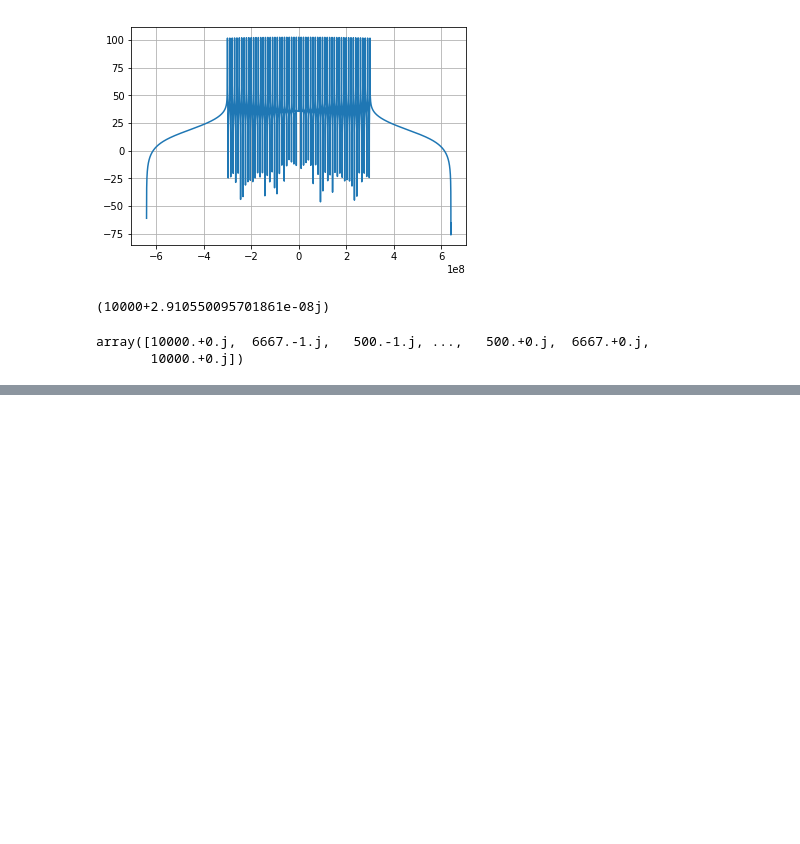
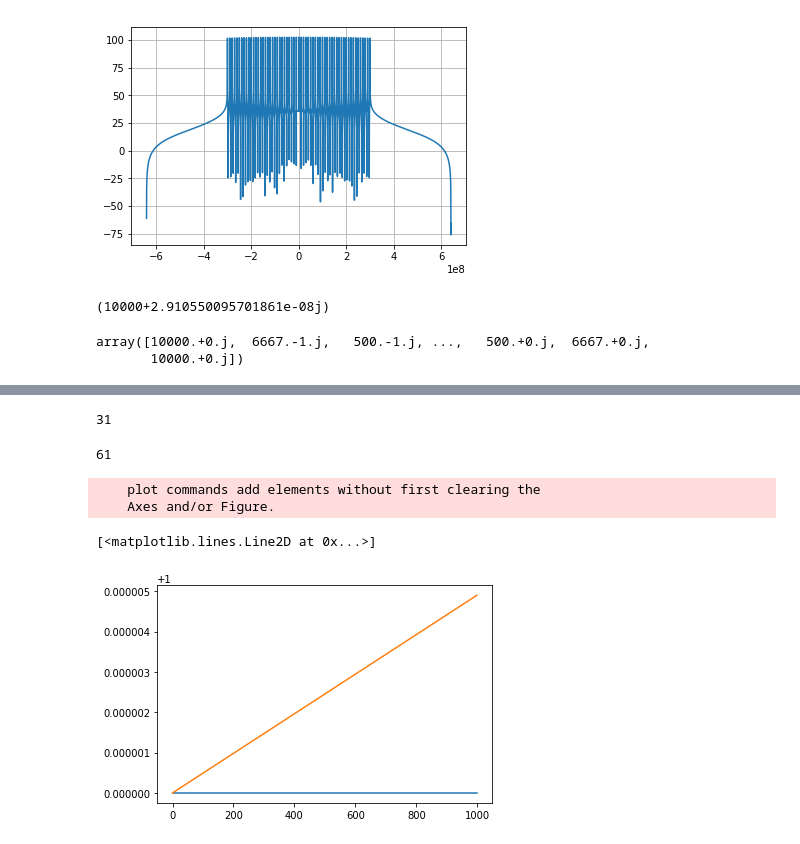
Before and after one commit to zstechly/various_notebooks, a Jupyter notebook: multi_tone_phase.ipynb, the cells around one changed output, grey strips where cells are left out. Drawn from its saved outputs; the diff is of its cells as text; code cells hidden in the pictures; blank space fills up the shorter version.

```diff
--- a/multi_tone_phase.ipynb
+++ b/multi_tone_phase.ipynb
@@ -54,0 +57,8 @@ array([10000.+0.j,  6667.-1.j,   500.-1.j, ...,   500.+0.j,  6667.+0.j,
+# %%
+Fs = 1.28125e9
+N_samples = 131072;
+fundamental_freq = Fs/(N_samples-1)
+freq_desired = np.linspace(0,300e6,31)
+freq_realistic = np.floor(freq_desired / fundamental_freq) * fundamental_freq
+t = np.arange(N_samples)
+freq_realistic
@@ -54,0 +88,4 @@ array([10000.+0.j,  6667.-1.j,   500.-1.j, ...,   500.+0.j,  6667.+0.j,
+# %%
+freq_realistic2.size
+# %% [output]
+31
@@ -54,0 +97,17 @@ array([10000.+0.j,  6667.-1.j,   500.-1.j, ...,   500.+0.j,  6667.+0.j,
+# %%
+freq_realistic_total[0:61].size
+# %% [output]
+61
+# %%
+# better idea, create a -10MHz tone
+sig_tone = np.cos(2*np.pi*1/Fs*t) + 1j*np.sin(2*np.pi*1/Fs*t)
+sig_tone2 = np.cos(2*np.pi*(Fs+1)/Fs*t) + np.sin(2*np.pi*(Fs+1)/Fs*t)
+# %%
+plt.plot(sig_tone[0:1000])
+plt.hold(True)
+plt.plot(sig_tone2[0:1000])
+# %% [output]
+    plot commands add elements without first clearing the
+    Axes and/or Figure.
+[<matplotlib.lines.Line2D at 0x...>]
+[figure, added]
```
Also changed, not shown: parts of 5 cells of this notebook, 3 other files.
